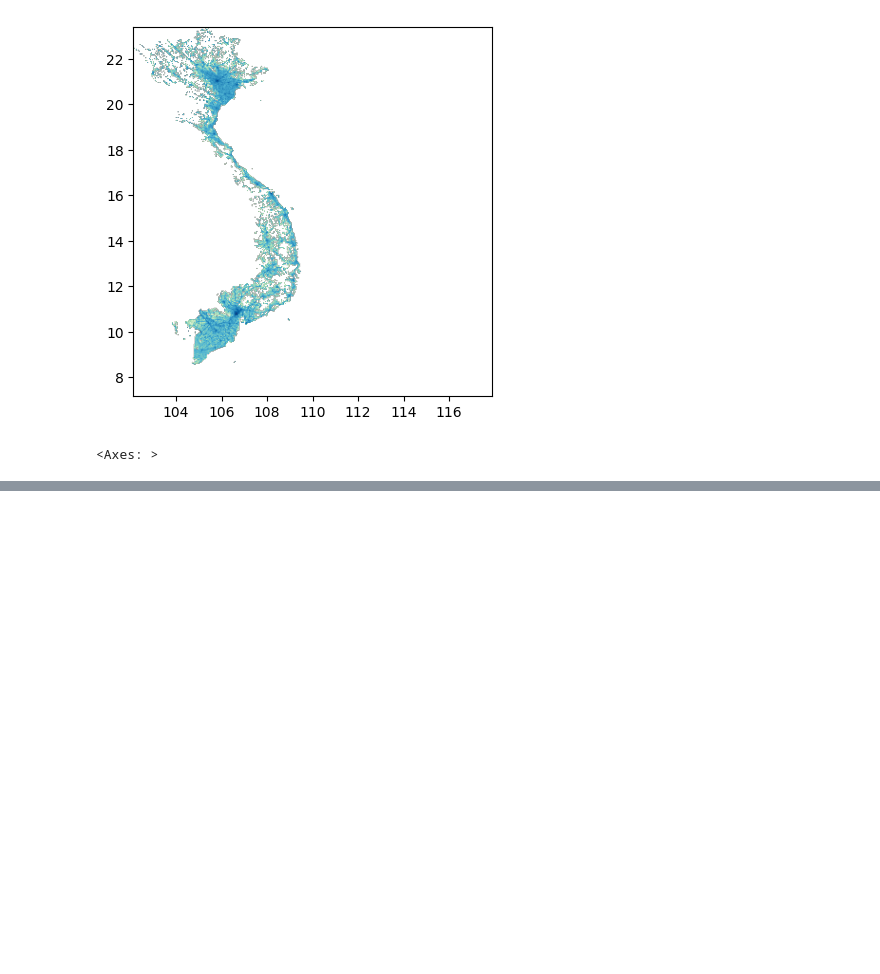
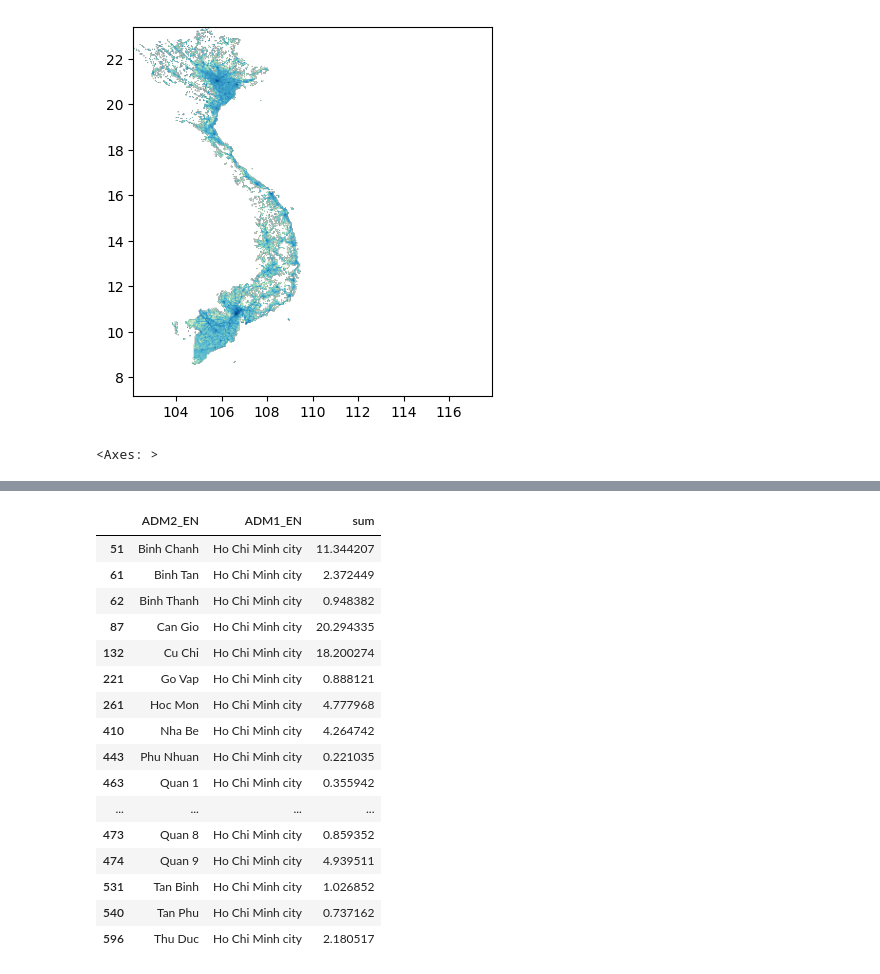
Before and after one commit to kraemer-lab/geoglue, a Jupyter notebook: agg.ipynb, the cells around one changed output, grey strips where cells are left out. Cells and saved outputs as stored; diff of their text form; code cells hidden in the pictures; blank space fills up the shorter version.

```diff
--- a/agg.ipynb
+++ b/agg.ipynb
@@ -116,0 +108,20 @@ OLD SUMS (low/high): 97411256.0 97411280.0
+# %%
+df = aedes_masked_m.zonal_stats(city_polygons, 'sum', population_masked_low_m, include_cols=["ADM2_EN", "ADM1_EN"])
+# %% [output]
+|  | ADM2_EN | ADM1_EN | sum |
+| 51 | Binh Chanh | Ho Chi Minh city | 11.344207 |
+| 61 | Binh Tan | Ho Chi Minh city | 2.372449 |
+| 62 | Binh Thanh | Ho Chi Minh city | 0.948382 |
+| 87 | Can Gio | Ho Chi Minh city | 20.294335 |
+| 132 | Cu Chi | Ho Chi Minh city | 18.200274 |
+| 221 | Go Vap | Ho Chi Minh city | 0.888121 |
+| 261 | Hoc Mon | Ho Chi Minh city | 4.777968 |
+| 410 | Nha Be | Ho Chi Minh city | 4.264742 |
+| 443 | Phu Nhuan | Ho Chi Minh city | 0.221035 |
+| 463 | Quan 1 | Ho Chi Minh city | 0.355942 |
+| ... | ... | ... | ... |
+| 473 | Quan 8 | Ho Chi Minh city | 0.859352 |
+| 474 | Quan 9 | Ho Chi Minh city | 4.939511 |
+| 531 | Tan Binh | Ho Chi Minh city | 1.026852 |
+| 540 | Tan Phu | Ho Chi Minh city | 0.737162 |
+| 596 | Thu Duc | Ho Chi Minh city | 2.180517 |
```
Also changed, not shown: parts of 14 cells of this notebook, 6 other files.
